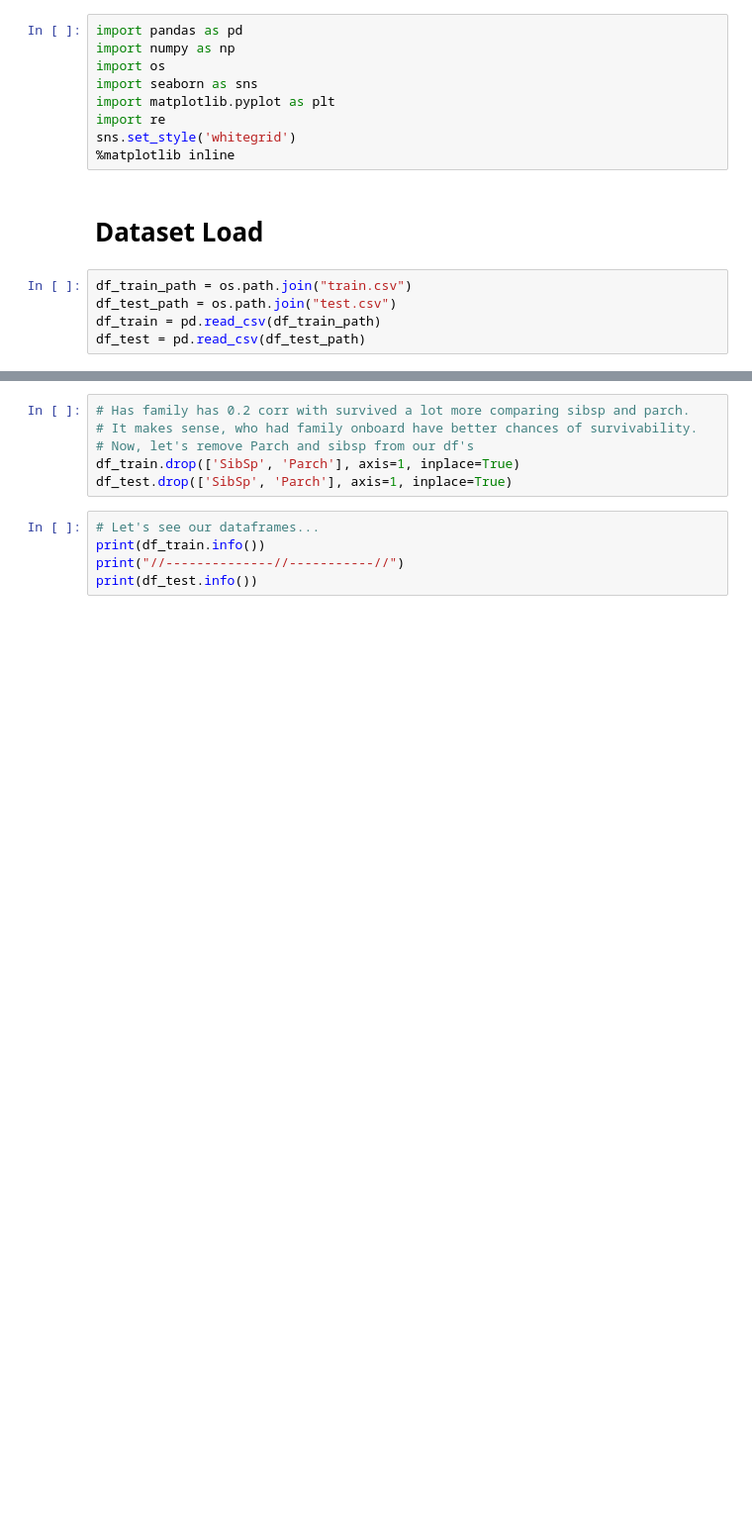
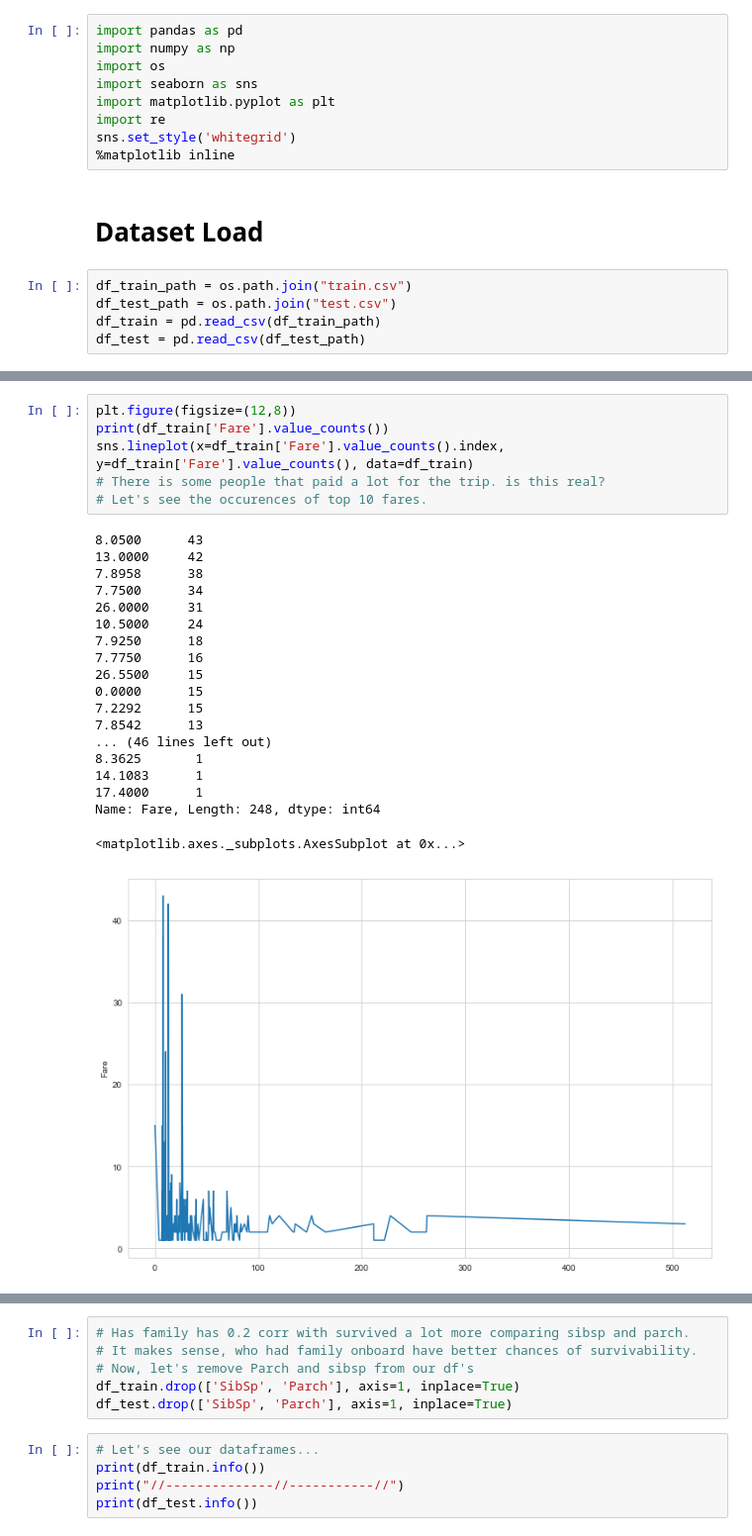
Before and after one commit to aksmiyazaki/machine_learning, a Jupyter notebook: kaggle/titanic/titanic_work-RandomForests.ipynb, the cells around one changed output, grey strips where cells are left out. Shown: that part at 99% size. Drawn from its saved outputs; the diff is of its cells as text; blank space fills up the shorter version.

```diff
--- a/kaggle/titanic/titanic_work-RandomForests.ipynb
+++ b/kaggle/titanic/titanic_work-RandomForests.ipynb
@@ -64,0 +191,26 @@ sns.heatmap(df_train.corr(), annot=True)
+# %%
+plt.figure(figsize=(12,8))
+print(df_train['Fare'].value_counts())
+sns.lineplot(x=df_train['Fare'].value_counts().index, y=df_train['Fare'].value_counts(), data=df_train)
+# There is some people that paid a lot for the trip. is this real?
+# Let's see the occurences of top 10 fares.
+# %% [output]
+8.0500      43
+13.0000     42
+7.8958      38
+7.7500      34
+26.0000     31
+10.5000     24
+7.9250      18
+7.7750      16
+26.5500     15
+0.0000      15
+7.2292      15
+7.8542      13
+... (46 lines left out)
+8.3625       1
+14.1083      1
+17.4000      1
+Name: Fare, Length: 248, dtype: int64
+<matplotlib.axes._subplots.AxesSubplot at 0x...>
+[figure, added]
```
Also changed, not shown: parts of 69 cells of this notebook, 2 other files.
